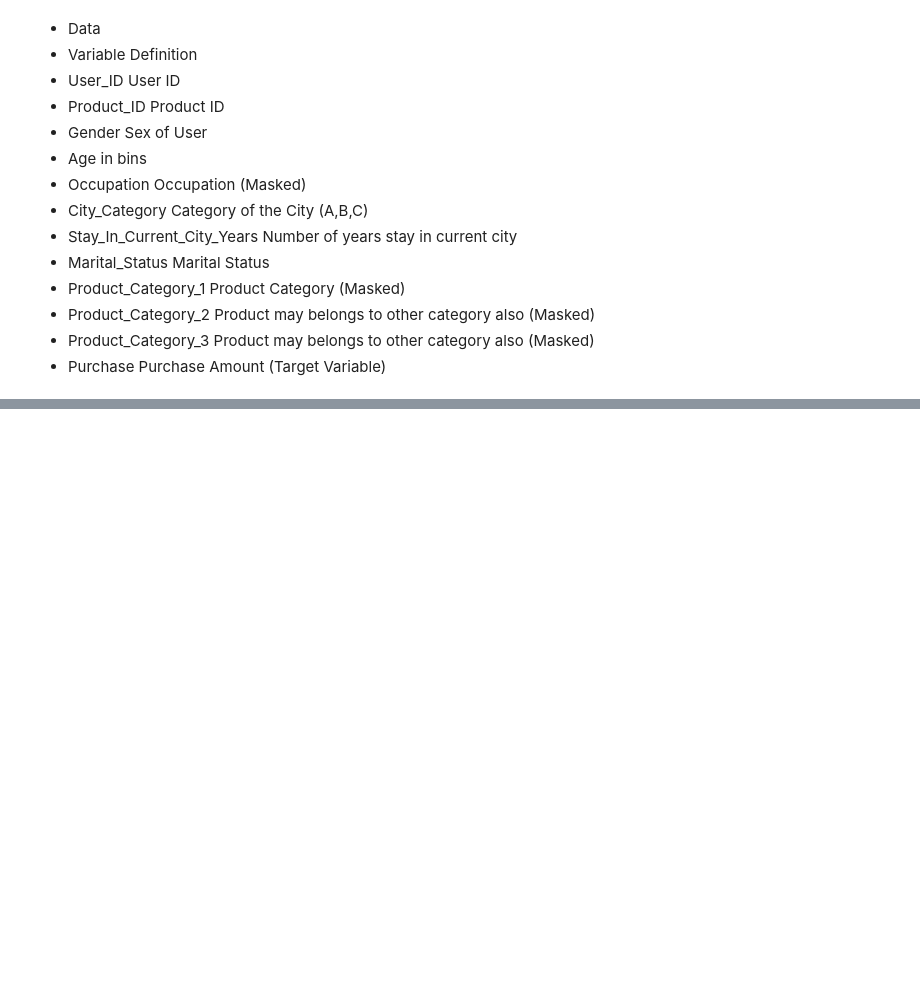
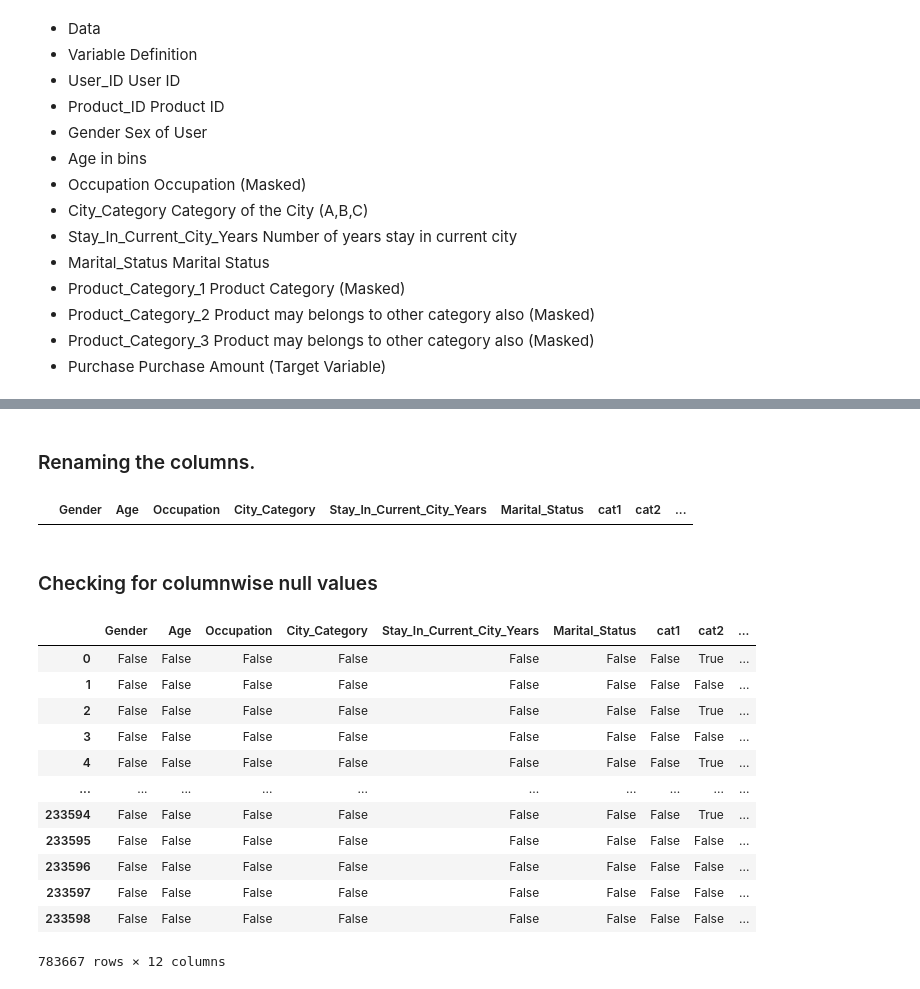
Before and after one commit to Satwikram/Exploratory-data-analysis, a Jupyter notebook: Black Friday/Black Friday.ipynb, the cells around one changed output, grey strips where cells are left out. Saved outputs shown, nothing was run; the diff lists cells and outputs as text; code cells hidden in the pictures; blank space fills up the shorter version.

```diff
--- a/Black Friday/Black Friday.ipynb
+++ b/Black Friday/Black Friday.ipynb
@@ -176,0 +287,2 @@ dataset.head()
+# %%
+df['Age'] = df['Age'].map({'0-17':1, '18-25':2, '26-35':3, '36-45':4, '46-50':5, '51-55':6, '55+':7 })
@@ -176,0 +325,2 @@ dataset.head()
+# %%
+city = pd.get_dummies(df['City_Category'], drop_first = True)
@@ -176,0 +370,2 @@ dataset.head()
+# %%
+df = pd.concat([df, city], axis = 1)
@@ -176,0 +417,26 @@ dataset.head()
+# %% [markdown]
+### Renaming the columns.
+# %%
+df.rename(columns={'Product_Category_1':'cat1','Product_Category_2':'cat2', 'Product_Category_3':'cat3'},inplace=True)
+# %%
+df.head(0)
+# %% [output]
+|  | Gender | Age | Occupation | City_Category | Stay_In_Current_City_Years | Marital_Status | cat1 | cat2 | ... |
+# %% [markdown]
+### Checking for columnwise null values
+# %%
+df.isna()
+# %% [output]
+|  | Gender | Age | Occupation | City_Category | Stay_In_Current_City_Years | Marital_Status | cat1 | cat2 | ... |
+| 0 | False | False | False | False | False | False | False | True | ... |
+| 1 | False | False | False | False | False | False | False | False | ... |
+| 2 | False | False | False | False | False | False | False | True | ... |
+| 3 | False | False | False | False | False | False | False | False | ... |
+| 4 | False | False | False | False | False | False | False | True | ... |
+| ... | ... | ... | ... | ... | ... | ... | ... | ... | ... |
+| 233594 | False | False | False | False | False | False | False | True | ... |
+| 233595 | False | False | False | False | False | False | False | False | ... |
+| 233596 | False | False | False | False | False | False | False | False | ... |
+| 233597 | False | False | False | False | False | False | False | False | ... |
+| 233598 | False | False | False | False | False | False | False | False | ... |
+783667 rows × 12 columns
```
Also changed, not shown: parts of 105 cells of this notebook.
